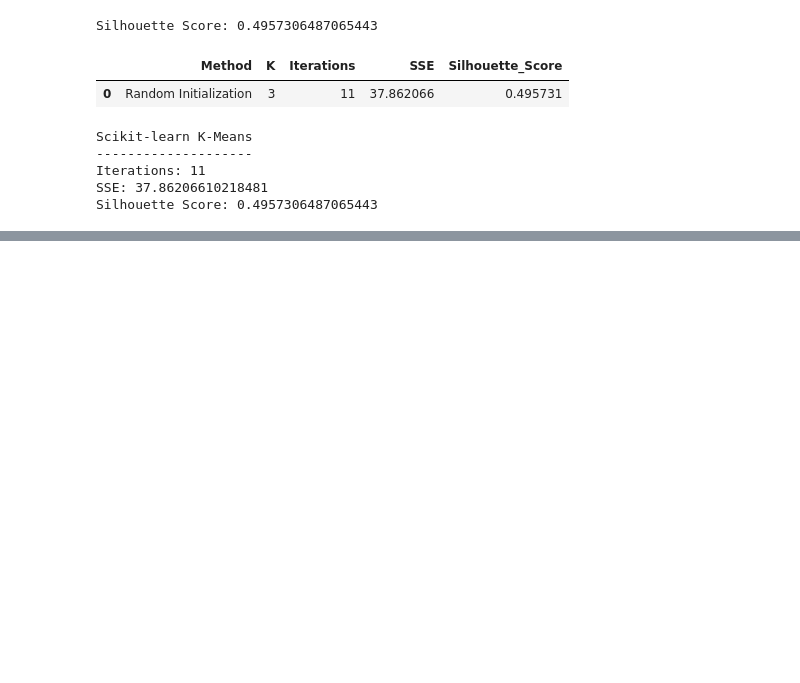
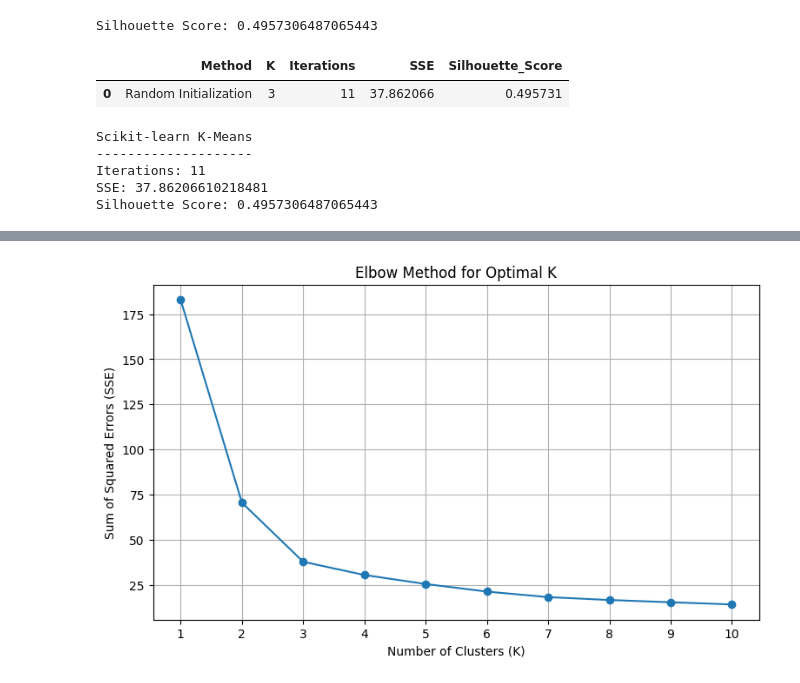
Before and after one commit to Aswini-Dileep/AI-ML-Project, a Jupyter notebook: AI_project.ipynb, the cells around one changed output, grey strips where cells are left out. Cells and saved outputs as stored; diff of their text form; code cells hidden in the pictures; blank space fills up the shorter version.

```diff
--- a/AI_project.ipynb
+++ b/AI_project.ipynb
@@ -406,0 +894,25 @@ Silhouette Score: 0.4957306487065443
+# %%
+
+# Cell 34: Calculate SSE for different K values
+
+from sklearn.cluster import KMeans
+
+sse_values = []
+
+k_values = range(1, 11)
+
+for k in k_values:
+
+    model = KMeans(
+        n_clusters=k,
+        init="k-means++",
+        n_init=10,
+        max_iter=300,
+        random_state=42
+    )
+
+    model.fit(X_scaled)
+
+    sse_values.append(model.inertia_)
+
+    print(f"K = {k}, SSE = {model.inertia_:.4f}")
@@ -406,0 +930,22 @@ Silhouette Score: 0.4957306487065443
+# %%
+
+# Cell 35: Plot Elbow Method
+
+plt.figure(figsize=(9, 5))
+
+plt.plot(
+    k_values,
+    sse_values,
+    marker="o"
+)
+
+plt.xlabel("Number of Clusters (K)")
+plt.ylabel("Sum of Squared Errors (SSE)")
+plt.title("Elbow Method for Optimal K")
+
+plt.xticks(k_values)
+plt.grid(True)
+
+plt.show()
+# %% [output]
+[figure, added]
```
Also changed, not shown: parts of 31 cells of this notebook.
